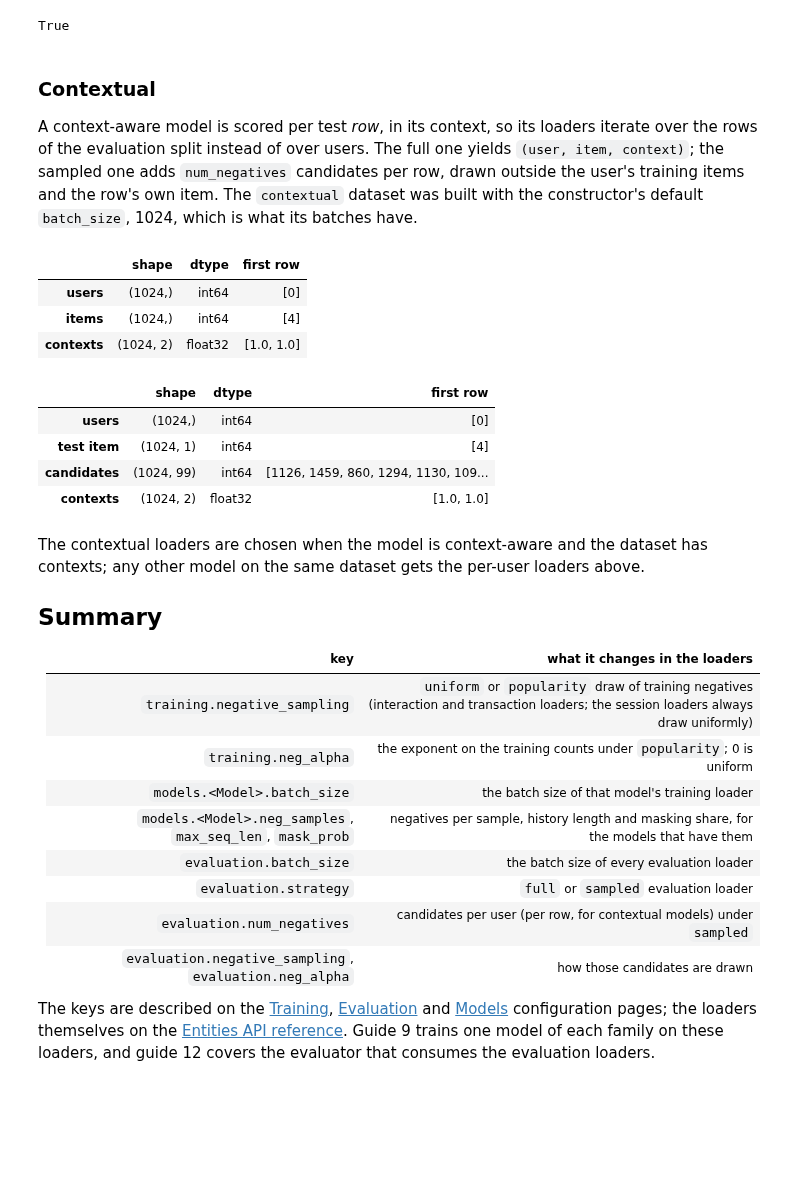
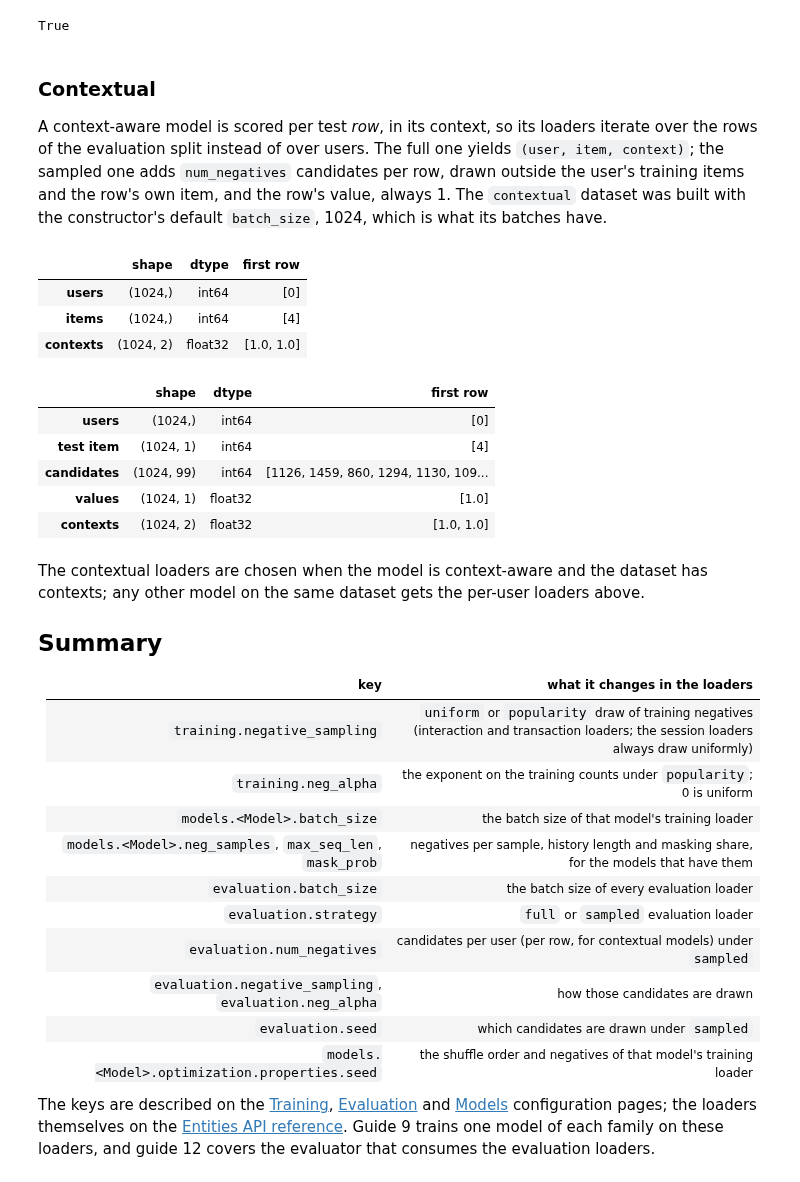
Before and after one commit to sisinflab/warprec, a Jupyter notebook: guides/08-dataloaders/dataloaders.ipynb, the cells around one changed output. Drawn from its saved outputs; the diff is of its cells as text; code cells hidden in the pictures; blank space fills up the shorter version.

```diff
--- a/guides/08-dataloaders/dataloaders.ipynb
+++ b/guides/08-dataloaders/dataloaders.ipynb
@@ -794,7 +800,8 @@ True
 A context-aware model is scored per test *row*, in its context, so its loaders
 iterate over the rows of the evaluation split instead of over users. The full one
 yields `(user, item, context)`; the sampled one adds `num_negatives` candidates
-per row, drawn outside the user's training items and the row's own item. The
+per row, drawn outside the user's training items and the row's own item, and the
+row's value, always 1. The
 `contextual` dataset was built with the constructor's default `batch_size`,
 1024, which is what its batches have.
 # %%
@@ -808,13 +815,14 @@ show(batch, ["users", "items", "contexts"])
 # %%
 batch = next(
     iter(contextual.get_sampled_contextual_evaluation_dataloader(num_negatives=99))
 )
-show(batch, ["users", "test item", "candidates", "contexts"])
+show(batch, ["users", "test item", "candidates", "values", "contexts"])
 # %% [output]
 |  | shape | dtype | first row |
 | users | (1024,) | int64 | [0] |
 | test item | (1024, 1) | int64 | [4] |
 | candidates | (1024, 99) | int64 | [1126, 1459, 860, 1294, 1130, 109... |
+| values | (1024, 1) | float32 | [1.0] |
 | contexts | (1024, 2) | float32 | [1.0, 1.0] |
 # %% [markdown]
 The contextual loaders are chosen when the model is context-aware and the
@@ -833,6 +841,8 @@ loaders above.
 | `evaluation.strategy` | `full` or `sampled` evaluation loader |
 | `evaluation.num_negatives` | candidates per user (per row, for contextual models) under `sampled` |
 | `evaluation.negative_sampling`, `evaluation.neg_alpha` | how those candidates are drawn |
+| `evaluation.seed` | which candidates are drawn under `sampled` |
+| `models.<Model>.optimization.properties.seed` | the shuffle order and negatives of that model's training loader |
 
 The keys are described on the [Training](https://warprec.readthedocs.io/en/latest/configuration/training/),
 [Evaluation](https://warprec.readthedocs.io/en/latest/configuration/evaluation/)
```
Also changed, not shown: parts of 7 cells of this notebook, 2 other files.
